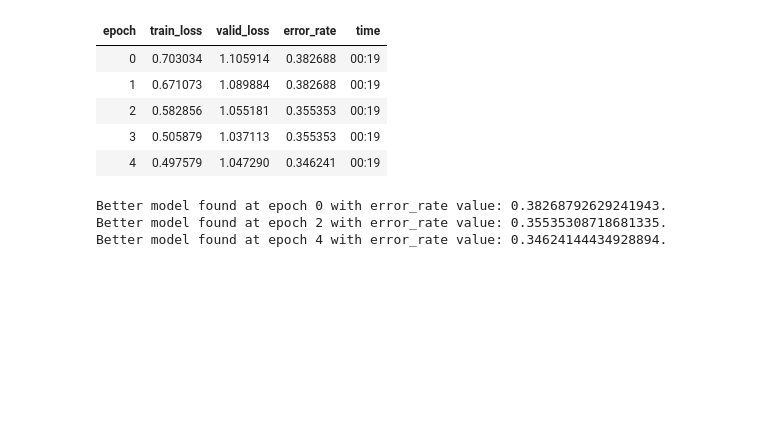
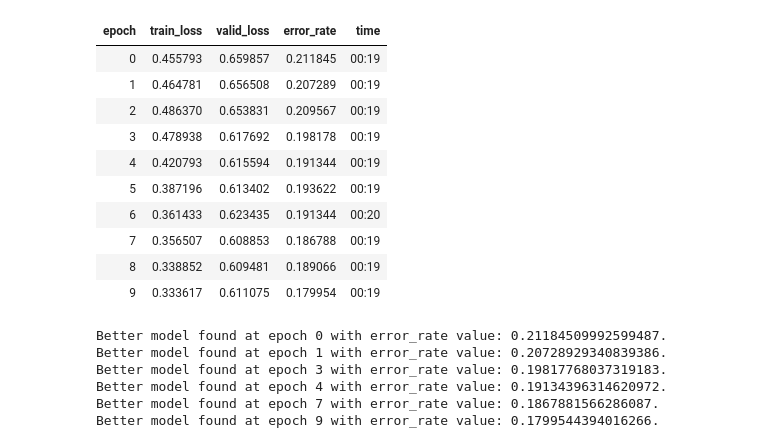
Before and after one commit to nietypowytyp/CPO, a Jupyter notebook: main.ipynb, the cells around one changed output. Saved outputs shown, nothing was run; the diff lists cells and outputs as text; code cells hidden in the pictures; blank space fills up the shorter version.

```diff
--- a/main.ipynb
+++ b/main.ipynb
@@ -1,15 +1,22 @@
 # %%
+import numpy as np
+import pandas as pd
+import seaborn as sns
+import cv2
 import matplotlib.pyplot as plt
 import matplotlib.image as mpimg
+import mediapipe as mp
 from fastai.vision.all import *
 from PIL import Image
 from fastai.vision.utils import show_image
 from torchvision.models import densenet121
+from pathlib import Path
+
 
 # Clear any cached GPU memory
 torch.cuda.empty_cache()
 
-# Remove corrupt or non-finite images
+# Remove corrupt images
 def clean_images(img_paths):
     for img_path in img_paths:
         try:
@@ -22,7 +29,7 @@ def clean_images(img_paths):
             print(f"Corrupt image: {img_path}, Error: {e}")
             img_path.unlink()
 
-# Remove corrupt or non-finite images
+
 path = Path('data')
 
 print("Initial train image count:", len(get_image_files(path/'train')))
@@ -33,7 +40,7 @@ for split in ['train', 'valid']:
     imgs = get_image_files(path/split)
     print(f"Checking {len(imgs)} images in {split} for corruption...")
     clean_images(imgs)
-    print(f"Final {split} image count:", len(get_image_files(path/split)))
+    print(f"Final {split}ing image count:", len(get_image_files(path/split)))
 
 # Create DataLoaders from folders
 dblock = DataBlock(
@@ -41,7 +48,18 @@ dblock = DataBlock(
     get_items=get_image_files,
     splitter=GrandparentSplitter(train_name='train', valid_name='valid'),
     get_y=parent_label,
-    item_tfms=[Resize(224, method='squish')]
+    item_tfms=[Resize(224, method='squish')],
+    batch_tfms=aug_transforms(
+        mult=1.0,
+        do_flip=True,
+        flip_vert=False,
+        max_rotate=20.0,
+        max_zoom=1.2,
+        max_lighting=0.2,
+        max_warp=0.2,
+        p_affine=0.75,
+        p_lighting=0.75
+    )
 )
 dls = dblock.dataloaders(path, bs=32)
 
@@ -51,11 +69,6 @@ print("Number of classes:", dls.c)
 # Show batch
 dls.show_batch(max_n=6)
 plt.show()
-
-# Display image mode
-test_img_path = 'do_rozpoznania/20250406_135604.jpg'
-test_img = PILImage.create(test_img_path)
-print("Image mode:", test_img.mode)
 # %% [output]
 Initial train image count: 1728
 Initial valid image count: 439
@@ -100,18 +136,26 @@ learn.lr_find()
 # %%
 # Use a range of learning rates for different layers
 learn.fit_one_cycle(
-    5,
+    10,
     lr_max=slice(1e-6, 1e-4),
     cbs=SaveModelCallback(monitor='error_rate', fname='best-densenet-finetuned')
 )
 # %% [output]
 | epoch | train_loss | valid_loss | error_rate | time |
-| 0 | 0.703034 | 1.105914 | 0.382688 | 00:19 |
-| 1 | 0.671073 | 1.089884 | 0.382688 | 00:19 |
-| 2 | 0.582856 | 1.055181 | 0.355353 | 00:19 |
-| 3 | 0.505879 | 1.037113 | 0.355353 | 00:19 |
-| 4 | 0.497579 | 1.047290 | 0.346241 | 00:19 |
+| 0 | 0.455793 | 0.659857 | 0.211845 | 00:19 |
+| 1 | 0.464781 | 0.656508 | 0.207289 | 00:19 |
+| 2 | 0.486370 | 0.653831 | 0.209567 | 00:19 |
+| 3 | 0.478938 | 0.617692 | 0.198178 | 00:19 |
+| 4 | 0.420793 | 0.615594 | 0.191344 | 00:19 |
+| 5 | 0.387196 | 0.613402 | 0.193622 | 00:19 |
+| 6 | 0.361433 | 0.623435 | 0.191344 | 00:20 |
+| 7 | 0.356507 | 0.608853 | 0.186788 | 00:19 |
+| 8 | 0.338852 | 0.609481 | 0.189066 | 00:19 |
+| 9 | 0.333617 | 0.611075 | 0.179954 | 00:19 |
-Better model found at epoch 0 with error_rate value: 0.38268792629241943.
-Better model found at epoch 2 with error_rate value: 0.35535308718681335.
-Better model found at epoch 4 with error_rate value: 0.34624144434928894.
+Better model found at epoch 0 with error_rate value: 0.21184509992599487.
+Better model found at epoch 1 with error_rate value: 0.20728929340839386.
+Better model found at epoch 3 with error_rate value: 0.19817768037319183.
+Better model found at epoch 4 with error_rate value: 0.19134396314620972.
+Better model found at epoch 7 with error_rate value: 0.1867881566286087.
+Better model found at epoch 9 with error_rate value: 0.1799544394016266.
 # %%
```
Also changed, not shown: parts of 7 cells of this notebook, 3 other files.
